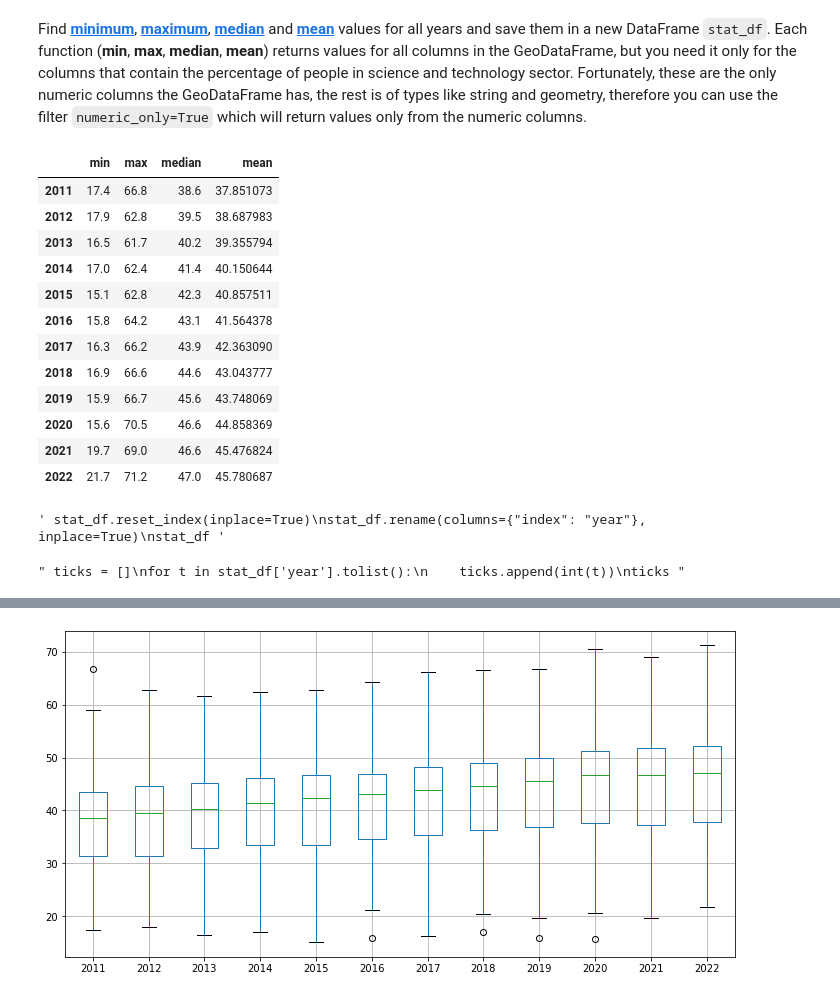
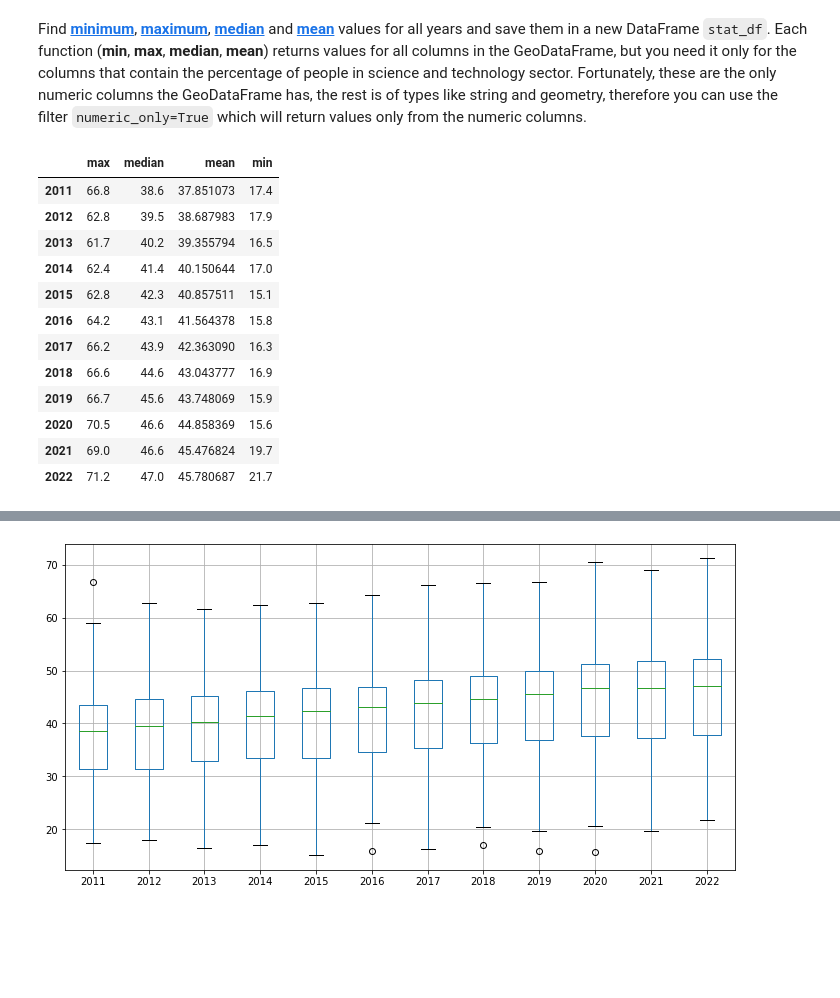
Before and after one commit to GISAdamToth/ArcGIS_Notebooks_thesis, a Jupyter notebook: eurostat/eurostat.ipynb, the cells around one changed output, grey strips where cells are left out. Saved outputs shown, nothing was run; the diff lists cells and outputs as text; code cells hidden in the pictures; blank space fills up the shorter version.

````diff
--- a/eurostat/eurostat.ipynb
+++ b/eurostat/eurostat.ipynb
@@ -360,47 +360,34 @@ _ = ax.set_xlabel('© EuroGeographics for the administrative boundaries', fontsi
 Find [**minimum**](https://pandas.pydata.org/docs/reference/api/pandas.DataFrame.min.html), [**maximum**](https://pandas.pydata.org/docs/reference/api/pandas.DataFrame.max.html), [**median**](https://pandas.pydata.org/pandas-docs/stable/reference/api/pandas.DataFrame.median.html) and [**mean**](https://pandas.pydata.org/pandas-docs/stable/reference/api/pandas.DataFrame.mean.html) values for all years and save them in a new DataFrame ```stat_df```. Each function (**min**, **max**, **median**, **mean**) returns values for all columns in the GeoDataFrame, but you need it only for the columns that contain the percentage of people in science and technology sector. Fortunately, these are the only numeric columns the GeoDataFrame has, the rest is of types like string and geometry, therefore you can use the filter ```numeric_only=True``` which will return values only from the numeric columns.
 # %%
 # new DataFrame stat_df is filled with minima at first
-stat_df = pandas.DataFrame(complete_hrst.min(numeric_only=True), columns=['min'])
+stat_df = pandas.DataFrame(complete_hrst.max(numeric_only=True), columns=['max'])
 
 # auxiliary list dfs will contain 3 DataFrames, one for maxima, the second one for means and the third for medians
 dfs = []
-dfs.append(pandas.DataFrame(complete_hrst.max(numeric_only=True), columns=['max']))
 dfs.append(pandas.DataFrame(complete_hrst.median(numeric_only=True), columns=['median']))
 dfs.append(pandas.DataFrame(complete_hrst.mean(numeric_only=True), columns=['mean']))
+dfs.append(pandas.DataFrame(complete_hrst.min(numeric_only=True), columns=['min']))
 
 # now the 3 DataFrames are joined to the stat_df in this for loop using merge function
 for df in dfs:
     stat_df = stat_df.merge(df, left_index=True, right_index=True)
 
 # print the stat_df
 stat_df
 # %% [output]
-|  | min | max | median | mean |
-| 2011 | 17.4 | 66.8 | 38.6 | 37.851073 |
-| 2012 | 17.9 | 62.8 | 39.5 | 38.687983 |
-| 2013 | 16.5 | 61.7 | 40.2 | 39.355794 |
-| 2014 | 17.0 | 62.4 | 41.4 | 40.150644 |
-| 2015 | 15.1 | 62.8 | 42.3 | 40.857511 |
-| 2016 | 15.8 | 64.2 | 43.1 | 41.564378 |
-| 2017 | 16.3 | 66.2 | 43.9 | 42.363090 |
-| 2018 | 16.9 | 66.6 | 44.6 | 43.043777 |
-| 2019 | 15.9 | 66.7 | 45.6 | 43.748069 |
-| 2020 | 15.6 | 70.5 | 46.6 | 44.858369 |
-| 2021 | 19.7 | 69.0 | 46.6 | 45.476824 |
-| 2022 | 21.7 | 71.2 | 47.0 | 45.780687 |
+|  | max | median | mean | min |
+| 2011 | 66.8 | 38.6 | 37.851073 | 17.4 |
+| 2012 | 62.8 | 39.5 | 38.687983 | 17.9 |
+| 2013 | 61.7 | 40.2 | 39.355794 | 16.5 |
+| 2014 | 62.4 | 41.4 | 40.150644 | 17.0 |
+| 2015 | 62.8 | 42.3 | 40.857511 | 15.1 |
+| 2016 | 64.2 | 43.1 | 41.564378 | 15.8 |
+| 2017 | 66.2 | 43.9 | 42.363090 | 16.3 |
+| 2018 | 66.6 | 44.6 | 43.043777 | 16.9 |
+| 2019 | 66.7 | 45.6 | 43.748069 | 15.9 |
+| 2020 | 70.5 | 46.6 | 44.858369 | 15.6 |
+| 2021 | 69.0 | 46.6 | 45.476824 | 19.7 |
+| 2022 | 71.2 | 47.0 | 45.780687 | 21.7 |
-# %%
-""" stat_df.reset_index(inplace=True)
-stat_df.rename(columns={"index": "year"}, inplace=True)
-stat_df """
-# %% [output]
-' stat_df.reset_index(inplace=True)\nstat_df.rename(columns={"index": "year"}, inplace=True)\nstat_df '
-# %%
-""" ticks = []
-for t in stat_df['year'].tolist():
-    ticks.append(int(t))
-ticks """
-# %% [output]
-" ticks = []\nfor t in stat_df['year'].tolist():\n    ticks.append(int(t))\nticks "
 # %%
 stat_df.index = pandas.to_datetime(stat_df.index)
 # %%
````
Also changed, not shown: parts of 10 cells of this notebook.
